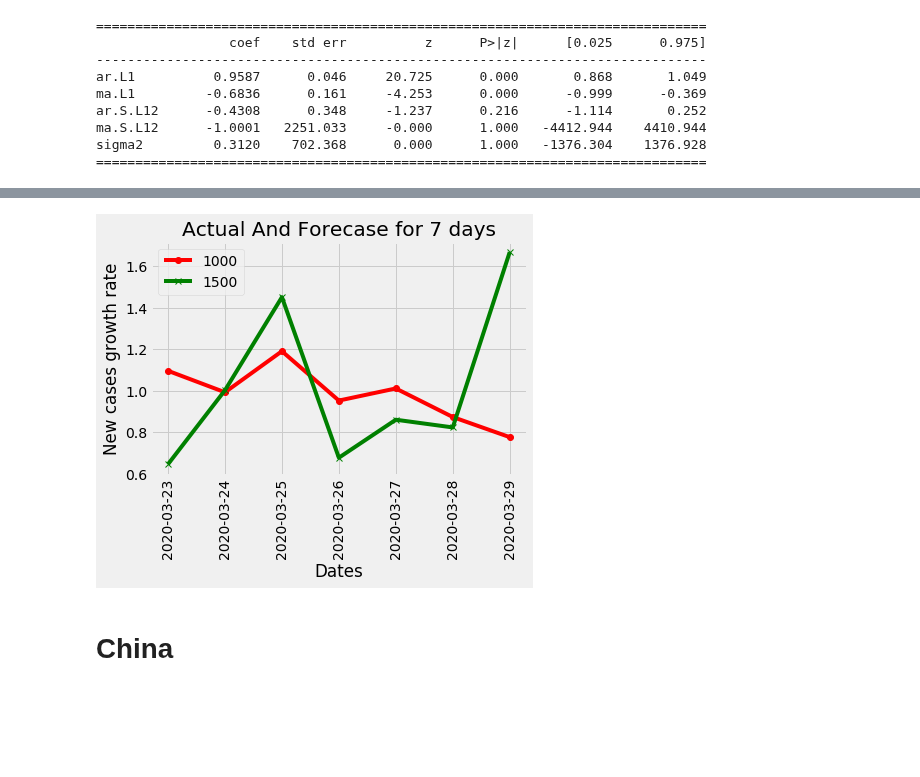
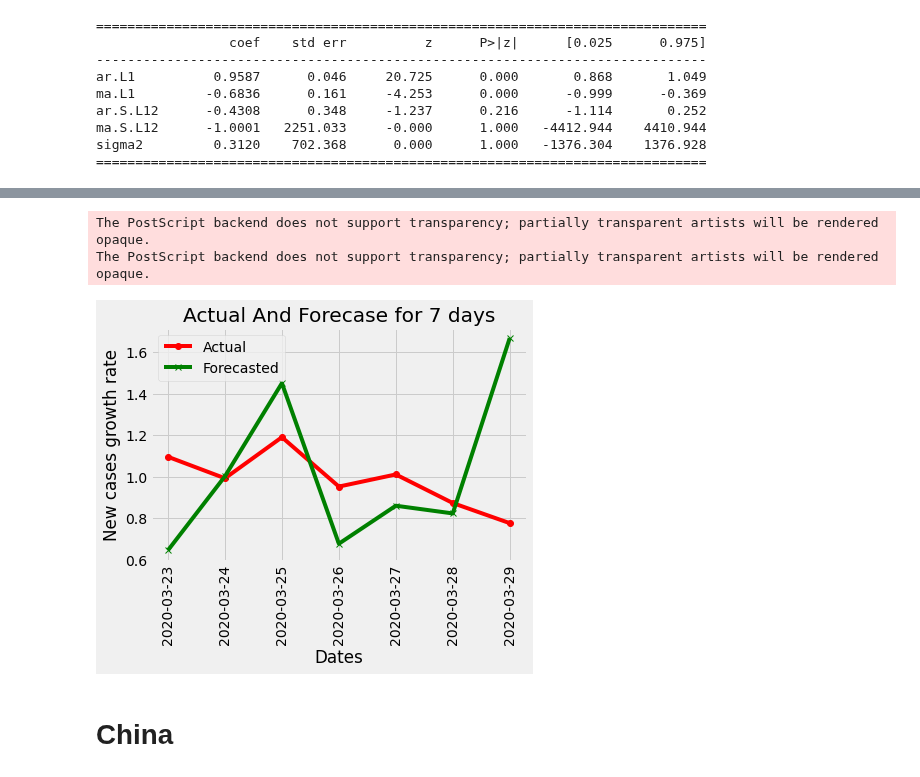
Before and after one commit to github-prathma/Spread_Of_Corona_Virus_Analysis, a Jupyter notebook: Time_Series/TimeSeriesForecastingPlots.ipynb, the cells around one changed output, grey strips where cells are left out. Saved outputs shown, nothing was run; the diff lists cells and outputs as text; code cells hidden in the pictures; blank space fills up the shorter version.

```diff
--- a/Time_Series/TimeSeriesForecastingPlots.ipynb
+++ b/Time_Series/TimeSeriesForecastingPlots.ipynb
@@ -360,17 +376,20 @@ pred_ci = pred_uc.conf_int()
 # %%
 x=pred_uc.predicted_mean.index
 Y1=y[-pred_uc.predicted_mean.index.shape[0]:]
 Y2=pred_uc.predicted_mean
-plt.plot(x, Y1, color = 'red', marker = 'o', label='1000')
-plt.plot(x, Y2, color = 'green',marker = 'x',label='1500')
+plt.plot(x, Y1, color = 'red', marker = 'o', label='Actual')
+plt.plot(x, Y2, color = 'green',marker = 'x',label='Forecasted')
 plt.xlabel("Dates")
 plt.ylabel('New cases growth rate')
 plt.xticks(rotation=90)
 plt.legend()
-plt.title("Actual And Forecase for 7 days")
+plt.title("Actual And Forecast for 7 days")
+plt.savefig("forecasted-italy.eps")
 plt.show()
 # %% [output]
+The PostScript backend does not support transparency; partially transparent artists will be rendered opaque.
+The PostScript backend does not support transparency; partially transparent artists will be rendered opaque.
-[figure, old version]
+[figure, new version]
 # %% [markdown]
 # China
 # %%
```
Also changed, not shown: parts of 11 cells of this notebook.
